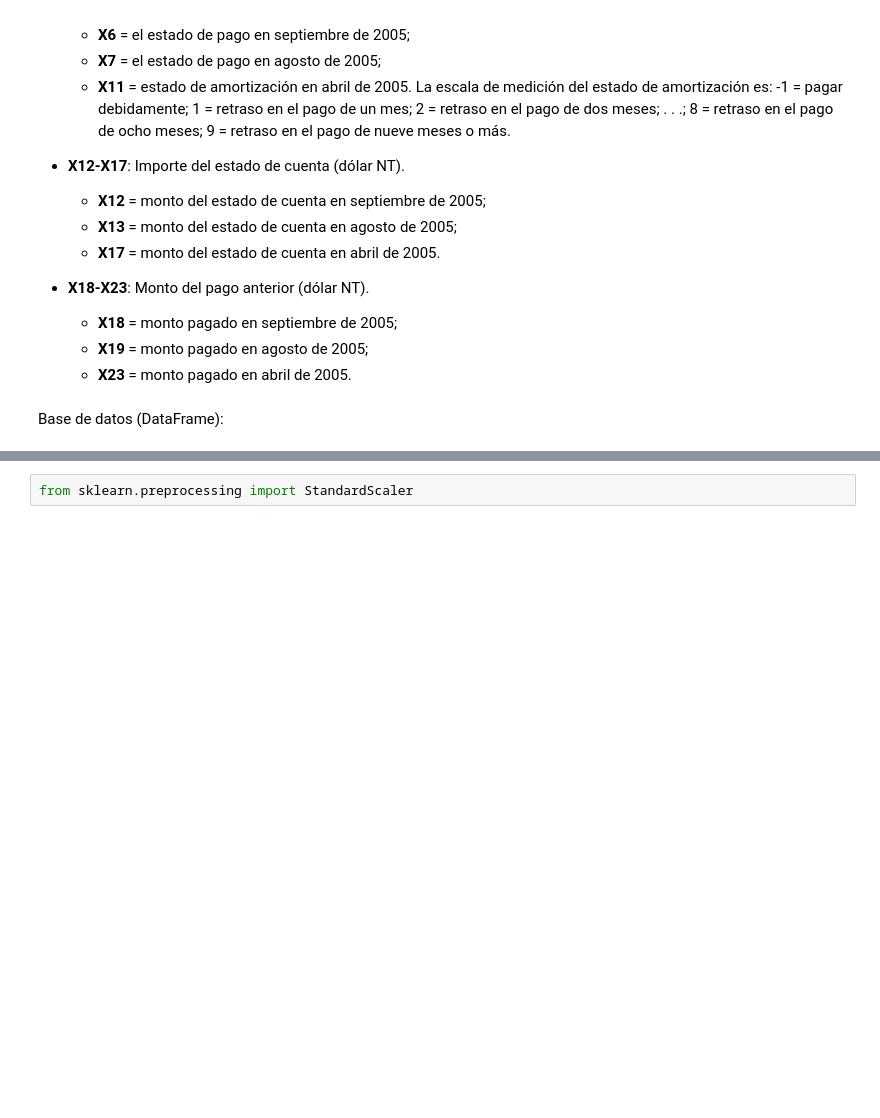
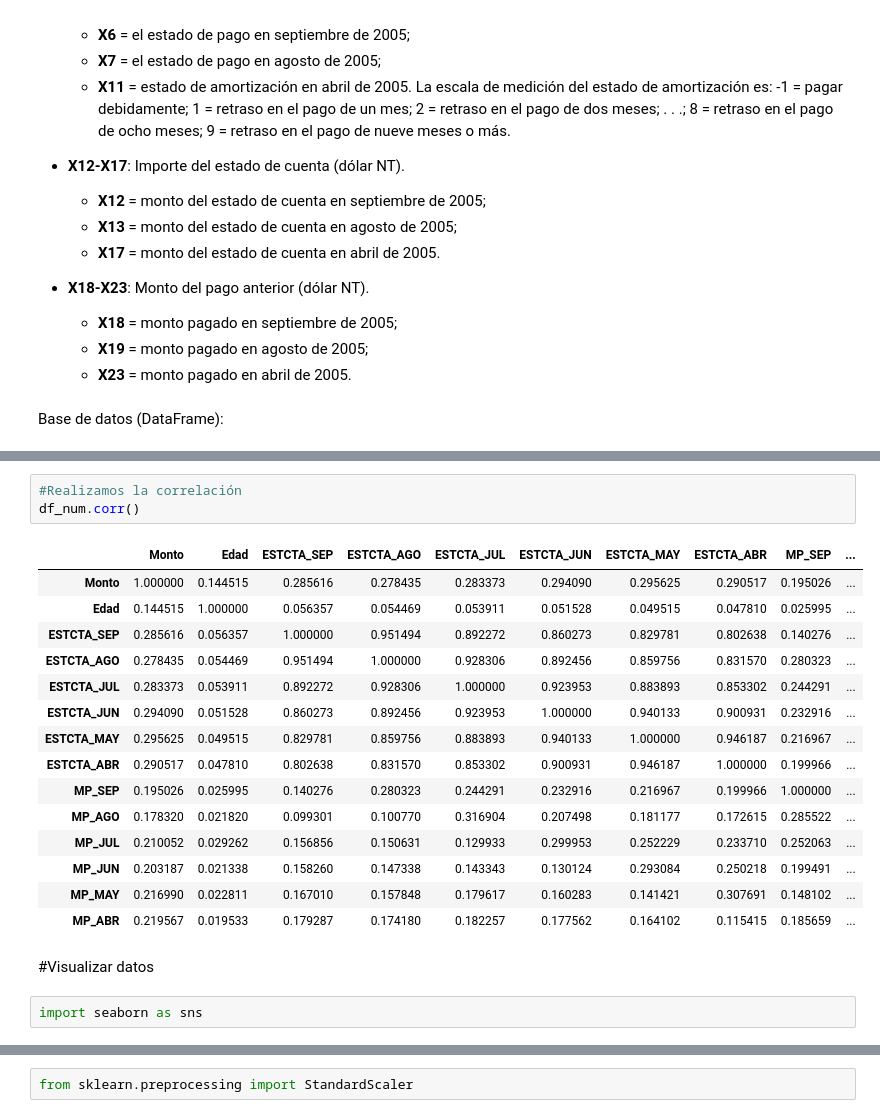
Before and after one commit to PosgradoMNA/actividades-del-projecto-equipo_98, a Jupyter notebook: Actividad_4.ipynb, the cells around one changed output, grey strips where cells are left out. Saved outputs shown, nothing was run; the diff lists cells and outputs as text; blank space fills up the shorter version.

```diff
--- a/Actividad_4.ipynb
+++ b/Actividad_4.ipynb
@@ -275,0 +147,23 @@ X_train, X_test, Y_train, Y_test = train_test_split(X, Y, test_size=0.2, random_
+# %%
+#Realizamos la correlación
+df_num.corr()
+# %% [output]
+|  | Monto | Edad | ESTCTA_SEP | ESTCTA_AGO | ESTCTA_JUL | ESTCTA_JUN | ESTCTA_MAY | ESTCTA_ABR | MP_SEP | ... |
+| Monto | 1.000000 | 0.144515 | 0.285616 | 0.278435 | 0.283373 | 0.294090 | 0.295625 | 0.290517 | 0.195026 | ... |
+| Edad | 0.144515 | 1.000000 | 0.056357 | 0.054469 | 0.053911 | 0.051528 | 0.049515 | 0.047810 | 0.025995 | ... |
+| ESTCTA_SEP | 0.285616 | 0.056357 | 1.000000 | 0.951494 | 0.892272 | 0.860273 | 0.829781 | 0.802638 | 0.140276 | ... |
+| ESTCTA_AGO | 0.278435 | 0.054469 | 0.951494 | 1.000000 | 0.928306 | 0.892456 | 0.859756 | 0.831570 | 0.280323 | ... |
+| ESTCTA_JUL | 0.283373 | 0.053911 | 0.892272 | 0.928306 | 1.000000 | 0.923953 | 0.883893 | 0.853302 | 0.244291 | ... |
+| ESTCTA_JUN | 0.294090 | 0.051528 | 0.860273 | 0.892456 | 0.923953 | 1.000000 | 0.940133 | 0.900931 | 0.232916 | ... |
+| ESTCTA_MAY | 0.295625 | 0.049515 | 0.829781 | 0.859756 | 0.883893 | 0.940133 | 1.000000 | 0.946187 | 0.216967 | ... |
+| ESTCTA_ABR | 0.290517 | 0.047810 | 0.802638 | 0.831570 | 0.853302 | 0.900931 | 0.946187 | 1.000000 | 0.199966 | ... |
+| MP_SEP | 0.195026 | 0.025995 | 0.140276 | 0.280323 | 0.244291 | 0.232916 | 0.216967 | 0.199966 | 1.000000 | ... |
+| MP_AGO | 0.178320 | 0.021820 | 0.099301 | 0.100770 | 0.316904 | 0.207498 | 0.181177 | 0.172615 | 0.285522 | ... |
+| MP_JUL | 0.210052 | 0.029262 | 0.156856 | 0.150631 | 0.129933 | 0.299953 | 0.252229 | 0.233710 | 0.252063 | ... |
+| MP_JUN | 0.203187 | 0.021338 | 0.158260 | 0.147338 | 0.143343 | 0.130124 | 0.293084 | 0.250218 | 0.199491 | ... |
+| MP_MAY | 0.216990 | 0.022811 | 0.167010 | 0.157848 | 0.179617 | 0.160283 | 0.141421 | 0.307691 | 0.148102 | ... |
+| MP_ABR | 0.219567 | 0.019533 | 0.179287 | 0.174180 | 0.182257 | 0.177562 | 0.164102 | 0.115415 | 0.185659 | ... |
+# %% [markdown]
+#Visualizar datos
+# %%
+import seaborn as sns
```
Also changed, not shown: parts of 81 cells of this notebook.
